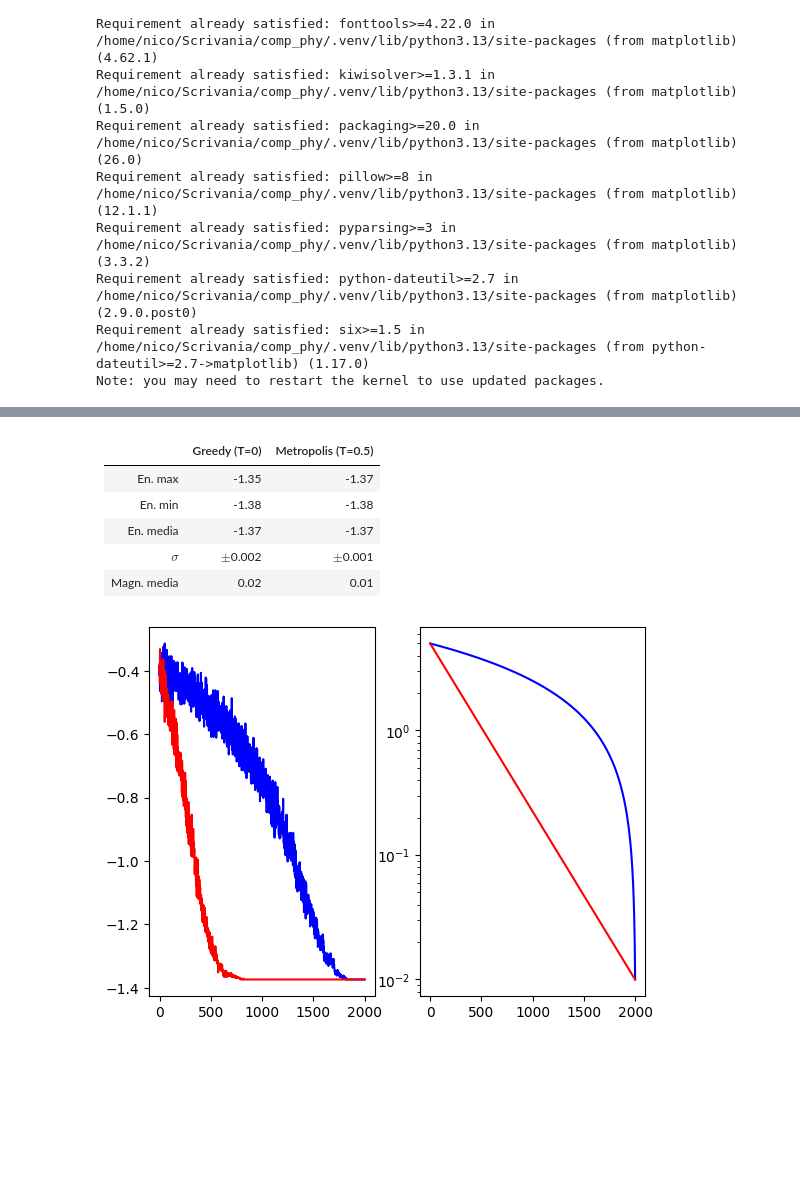
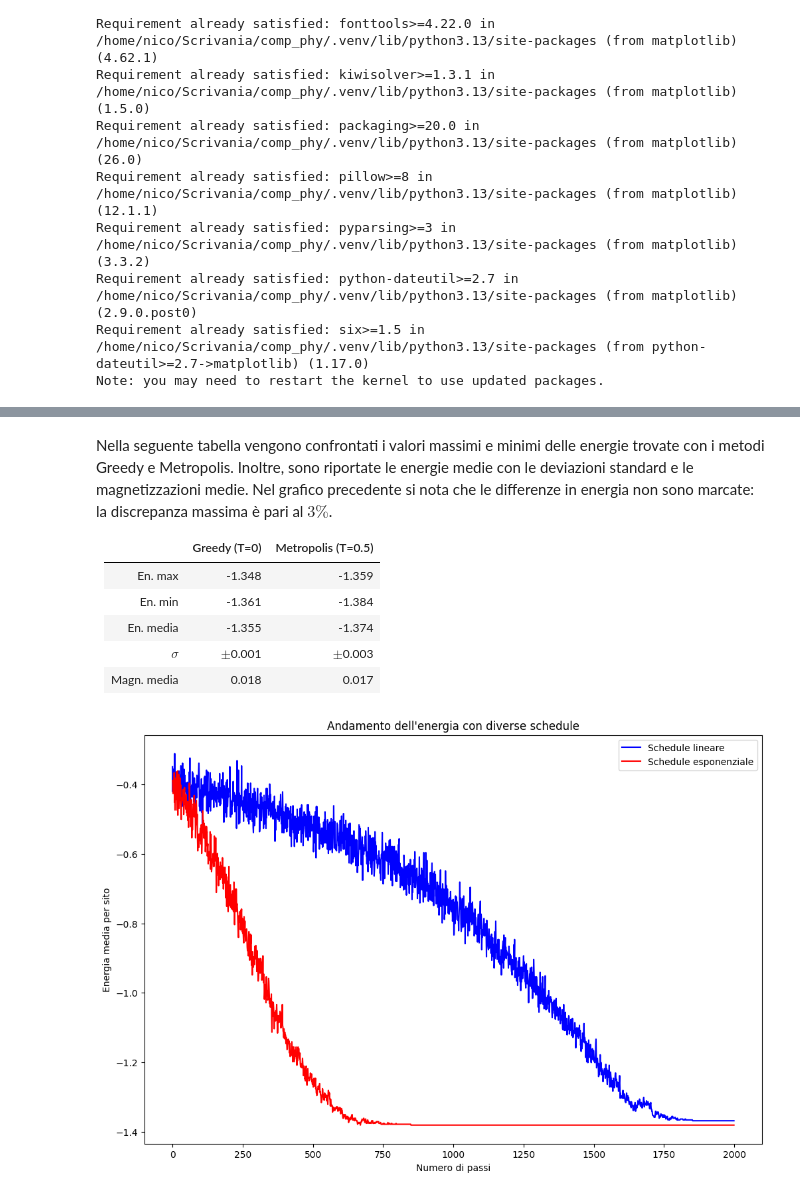
Before and after one commit to nicola-lamaddalena/computational_physics_course, a Jupyter notebook: rng/spin_glass/spin_glass.ipynb, the cells around one changed output, grey strips where cells are left out. Drawn from its saved outputs; the diff is of its cells as text; code cells hidden in the pictures; blank space fills up the shorter version.

```diff
--- a/rng/spin_glass/spin_glass.ipynb
+++ b/rng/spin_glass/spin_glass.ipynb
@@ -144,14 +184,18 @@ Magnetizzazione media: 0.01225
 # %% [markdown]
+Nella seguente tabella vengono confrontati i valori massimi e minimi delle energie trovate con i metodi Greedy e Metropolis. Inoltre, sono riportate le energie medie con le deviazioni standard e le magnetizzazioni medie. Nel grafico precedente si nota che le differenze in energia non sono marcate: la discrepanza massima è pari al $3\%$.
+
 ||Greedy (T=0)|Metropolis (T=0.5)|
 |---|---|---|
-|En. max|-1.35|-1.37|
-|En. min|-1.38|-1.38|
-|En. media|-1.37|-1.37|
-|$\sigma$|$\pm$0.002|$\pm$0.001|
-|Magn. media|0.02|0.01|
+|En. max|-1.348|-1.359|
+|En. min|-1.361|-1.384|
+|En. media|-1.355|-1.374|
+|$\sigma$|$\pm$0.001|$\pm$0.003|
+|Magn. media|0.018|0.017|
 # %%
+# schedule lineare e esponenziale
 lin_annealing = np.linspace(T0, Tf, ANN_STEPS)
 exp_annealing = np.logspace(np.log10(T0), np.log10(Tf), ANN_STEPS)
+
 lin_ann_en = np.zeros(ANN_STEPS)
 exp_ann_en = np.zeros(ANN_STEPS)
 lin_lattice = np.random.choice([-1,1], size=(L, L))
@@ -159,19 +203,20 @@ exp_lattice = np.random.choice([-1,1], size=(L, L))
 checkerboard = np.zeros((L,L), dtype=bool)
 checkerboard[::2, ::2] = True
 checkerboard[1::2, 1::2] = True
+
 for i in range(ANN_STEPS):
     metropolis(lin_lattice, checkerboard, j_ver, j_hor, T=lin_annealing[i])
     metropolis(exp_lattice, checkerboard, j_ver, j_hor, T=exp_annealing[i])
     lin_ann_en[i] = energia(lin_lattice, j_ver, j_hor) / L**2
     exp_ann_en[i] = energia(exp_lattice, j_ver, j_hor) / L**2
-
-lin_color, exp_color = "blue", "red"
-fig, (en, temp) = plt.subplots(1, 2)
-en.plot(lin_ann_en, color=lin_color)
-en.plot(exp_ann_en, color=exp_color)
-temp.plot(lin_annealing, color=lin_color)
-temp.plot(exp_annealing, color=exp_color)
-temp.set_yscale("log")
-plt.show()
-# %% [output]
-[figure, removed]
+# %%
+lin_color, exp_color = "blue", "red"
+plt.plot(lin_ann_en, color=lin_color, label="Schedule lineare")
+plt.plot(exp_ann_en, color=exp_color, label="Schedule esponenziale")
+plt.xlabel("Numero di passi")
+plt.ylabel("Energia media per sito")
+plt.legend()
+plt.title("Andamento dell'energia con diverse schedule")
+plt.show()
+# %% [output]
+[figure, added]
```
Also changed, not shown: parts of 18 cells of this notebook.
